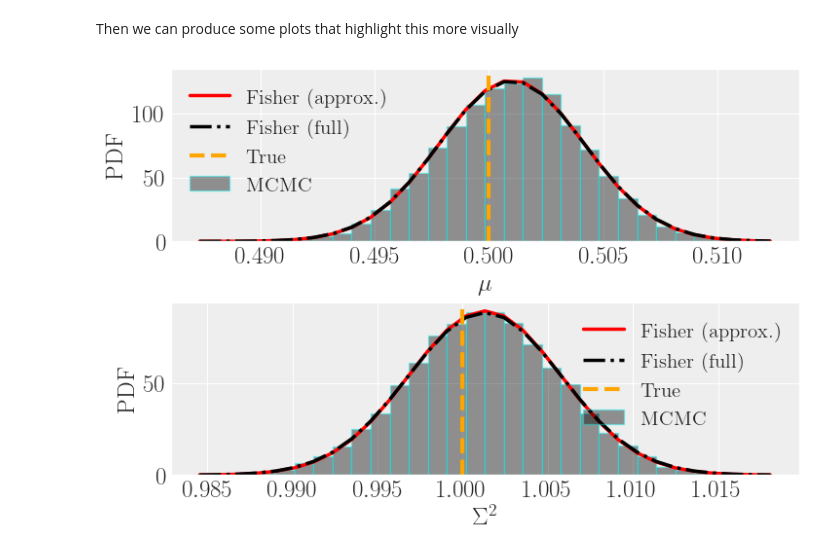
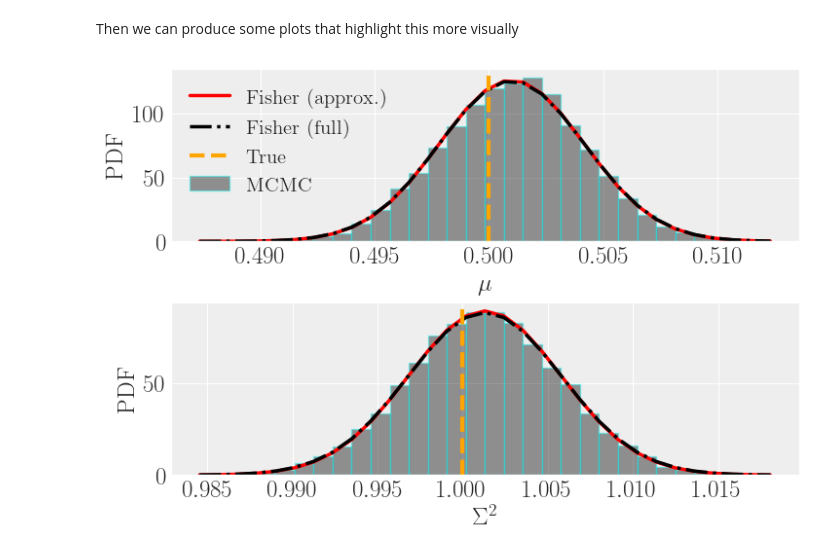
Before and after one commit to aantonelli94/PopFisher, a Jupyter notebook: Gaussian_toy_model/Gaussian_toymodel.ipynb, the cells around one changed output. Saved outputs shown, nothing was run; the diff lists cells and outputs as text; code cells hidden in the pictures.

```diff
--- a/Gaussian_toy_model/Gaussian_toymodel.ipynb
+++ b/Gaussian_toy_model/Gaussian_toymodel.ipynb
@@ -316,32 +318,31 @@ _, bins_mu, _= plt.hist(mu_samples, 30, histtype = 'bar', edgecolor='cyan',
 
 bins_mu= np.array(bins_mu)
 plt.plot(bins_mu, model(bins_mu,true_mu + 0.001,Dmu_simplified**2), color='red',
          lw=2.5, label='Fisher (approx.)')
 plt.plot(bins_mu, model(bins_mu,true_mu + 0.001,Dmu**2), color='black', ls='-.',
          lw=2.5, label='Fisher (full)')
 
 plt.axvline(x=truths[0], label='True', c='orange',ls='--',lw=3)
 plt.xlabel('$\mu$')
 plt.ylabel('PDF')
 plt.legend()
 
 # Std
 
 plt.subplot(2,1,2)
 _, bins_Ssq, _=plt.hist(Sigma2_samples, 30, histtype = 'bar', edgecolor='cyan',
                         color ='black', alpha=0.4, density=True,
                         label='MCMC')
 
 bins_Ssq= np.array(bins_Ssq)
 plt.plot(bins_Ssq, model(bins_Ssq,true_Sigma_sq+0.0013,DSigma_sq_simplified**2), color='red',
          lw=2.5,label='Fisher (approx.)')
 plt.plot(bins_Ssq, model(bins_Ssq,true_Sigma_sq+0.0013,DSigma_sq**2), color='black', ls='-.',
          lw=2.5,label='Fisher (full)')
 
 plt.axvline(x=truths[1], label='True', c='orange',ls='--', lw=3)
 plt.xlabel('$\Sigma^2$')
 plt.ylabel('PDF')
-plt.legend()
 plt.show()
 # %% [output]
-[figure, old version]
+[figure, new version]
```
Also changed, not shown: parts of 9 cells of this notebook, 2 other files.
